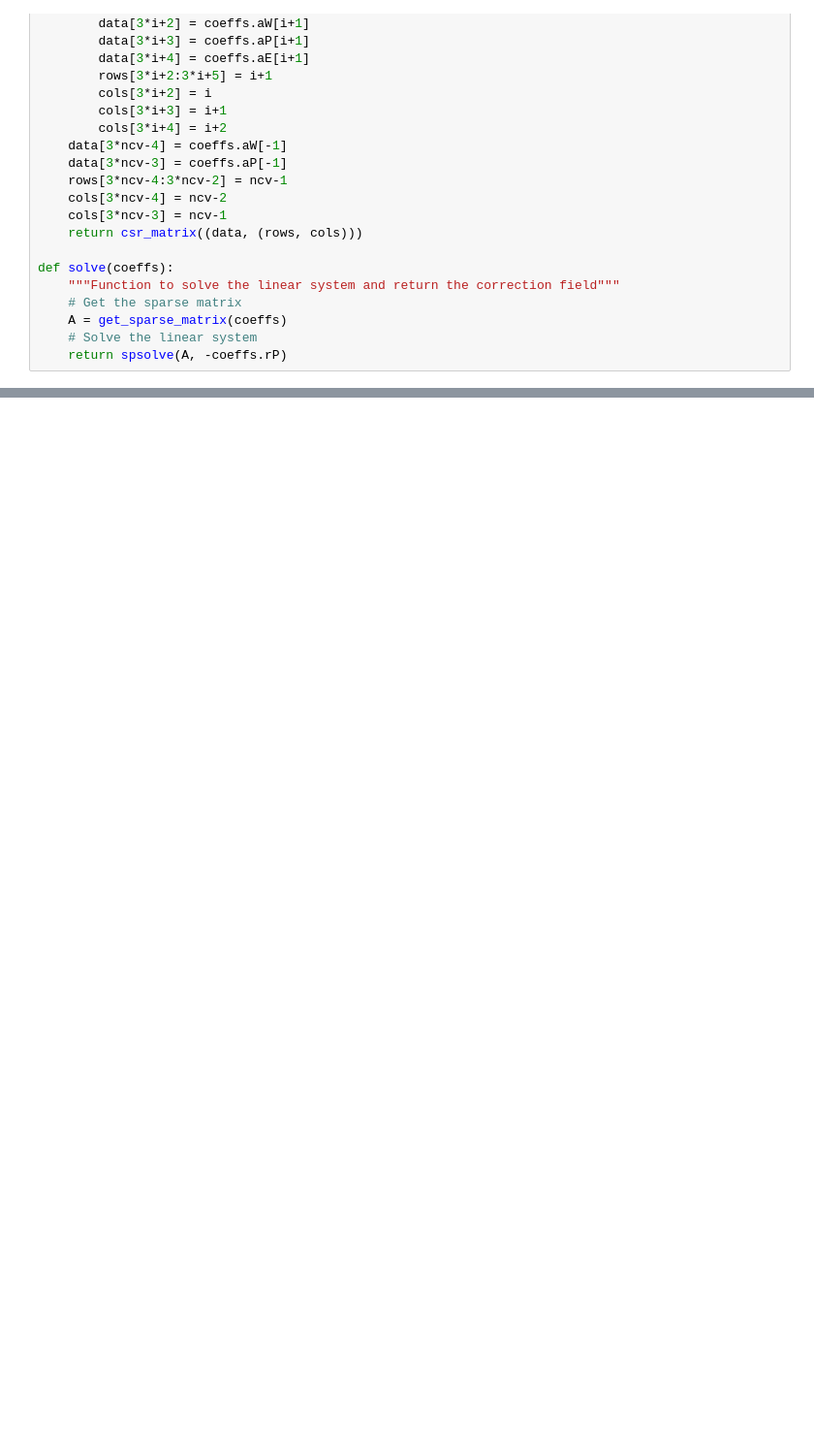
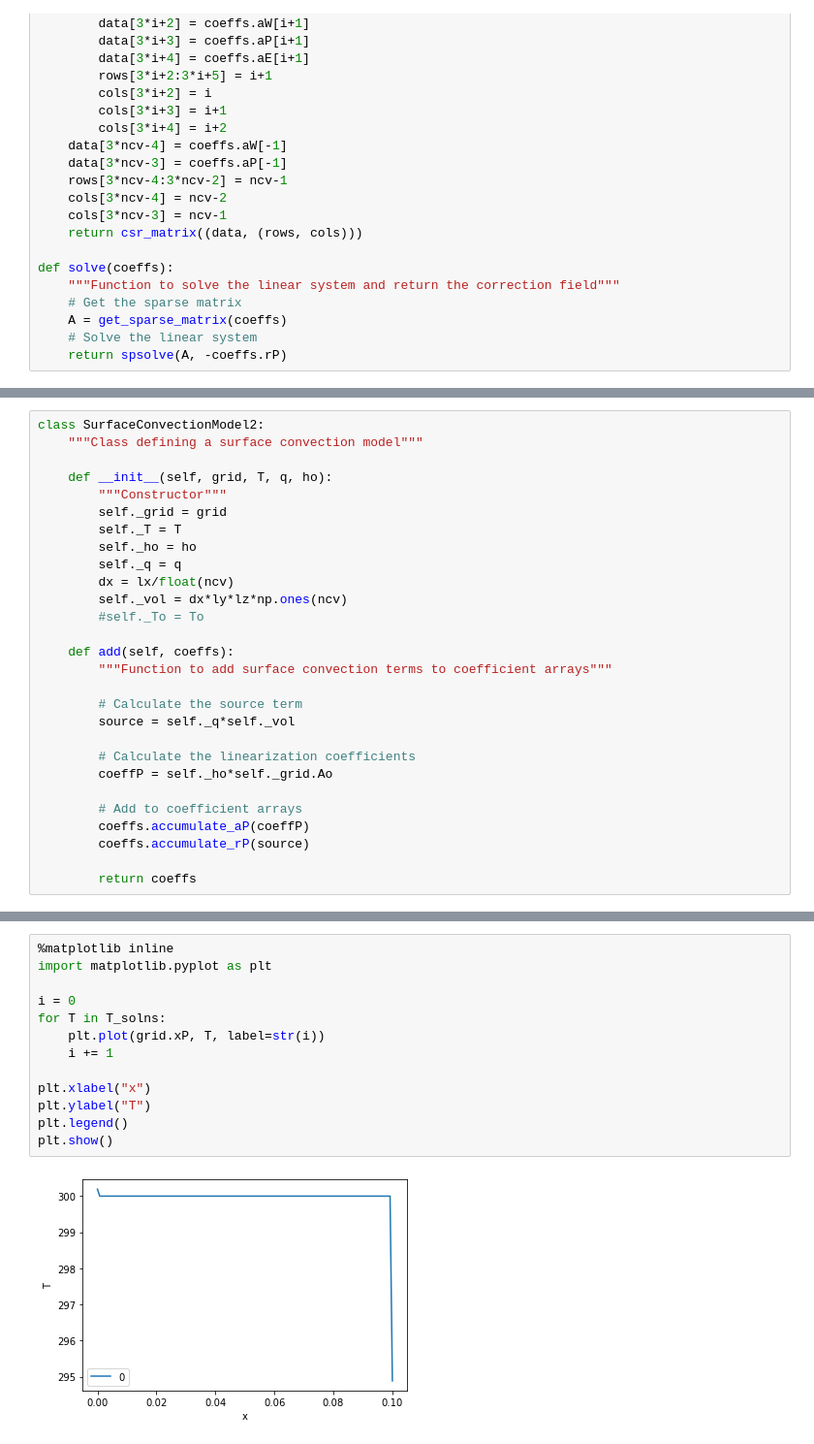
Before and after one commit to LamiaAroni/9710_CFD_project1, a Jupyter notebook: CFD_Assignment_lamia.ipynb, the cells around one changed output, grey strips where cells are left out. Shown at 97% size. Saved outputs shown, nothing was run; the diff lists cells and outputs as text; blank space fills up the shorter version.

Commit message:
Implemented the RobinBc and Surface convection model 2.

```diff
--- a/CFD_Assignment_lamia.ipynb
+++ b/CFD_Assignment_lamia.ipynb
@@ -422,0 +608,28 @@ plt.show()
+# %%
+class SurfaceConvectionModel2:
+    """Class defining a surface convection model"""
+
+    def __init__(self, grid, T, q, ho):
+        """Constructor"""
+        self._grid = grid
+        self._T = T
+        self._ho = ho
+        self._q = q
+        dx = lx/float(ncv)
+        self._vol = dx*ly*lz*np.ones(ncv)
+        #self._To = To
+
+    def add(self, coeffs):
+        """Function to add surface convection terms to coefficient arrays"""
+
+        # Calculate the source term
+        source = self._q*self._vol
+
+        # Calculate the linearization coefficients
+        coeffP = self._ho*self._grid.Ao
+
+        # Add to coefficient arrays
+        coeffs.accumulate_aP(coeffP)
+        coeffs.accumulate_rP(source)
+
+        return coeffs
@@ -422,0 +712,15 @@ plt.show()
+# %%
+%matplotlib inline
+import matplotlib.pyplot as plt
+
+i = 0
+for T in T_solns:
+    plt.plot(grid.xP, T, label=str(i))
+    i += 1
+
+plt.xlabel("x")
+plt.ylabel("T")
+plt.legend()
+plt.show()
+# %% [output]
+[figure, added]
```
Also changed, not shown: parts of 10 cells of this notebook.
